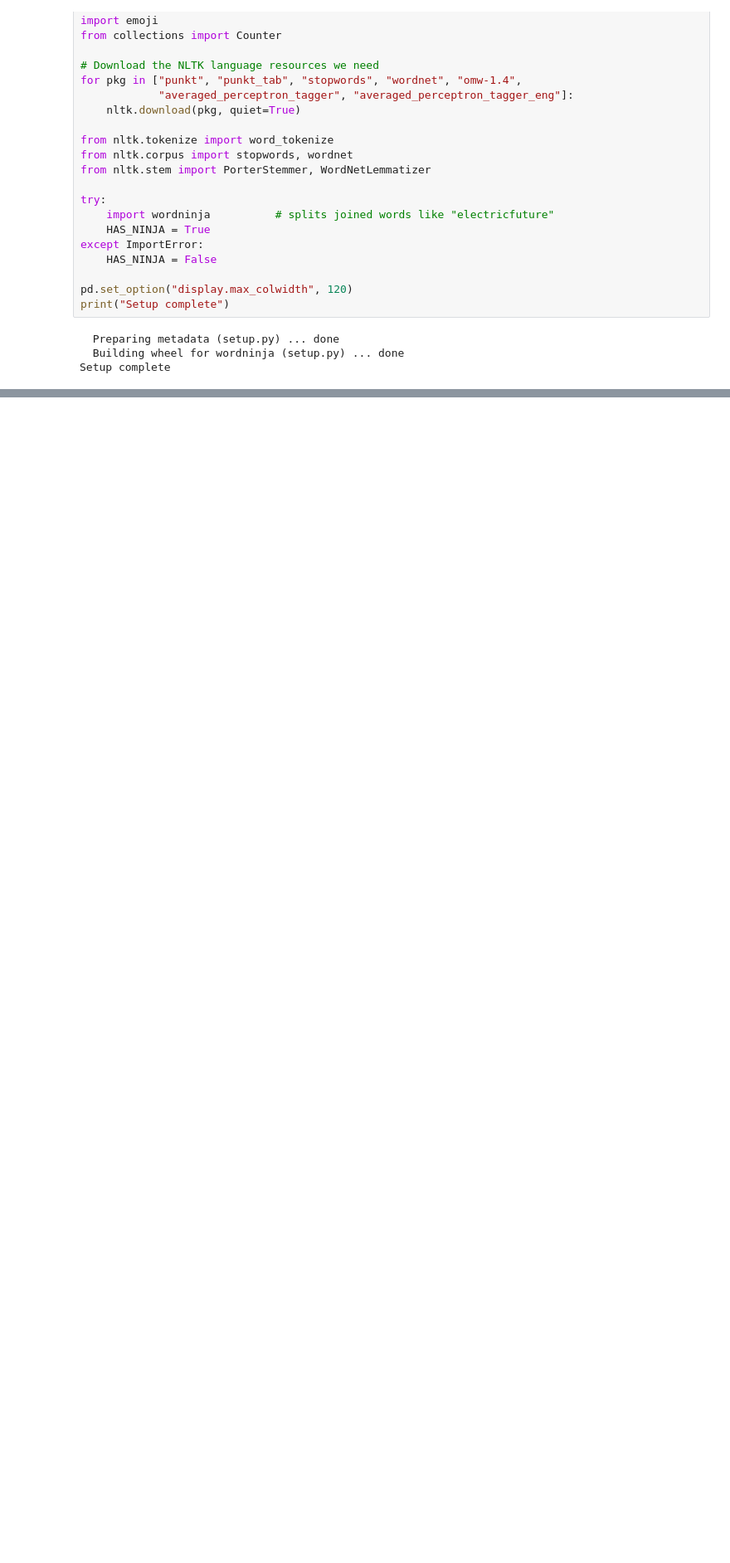
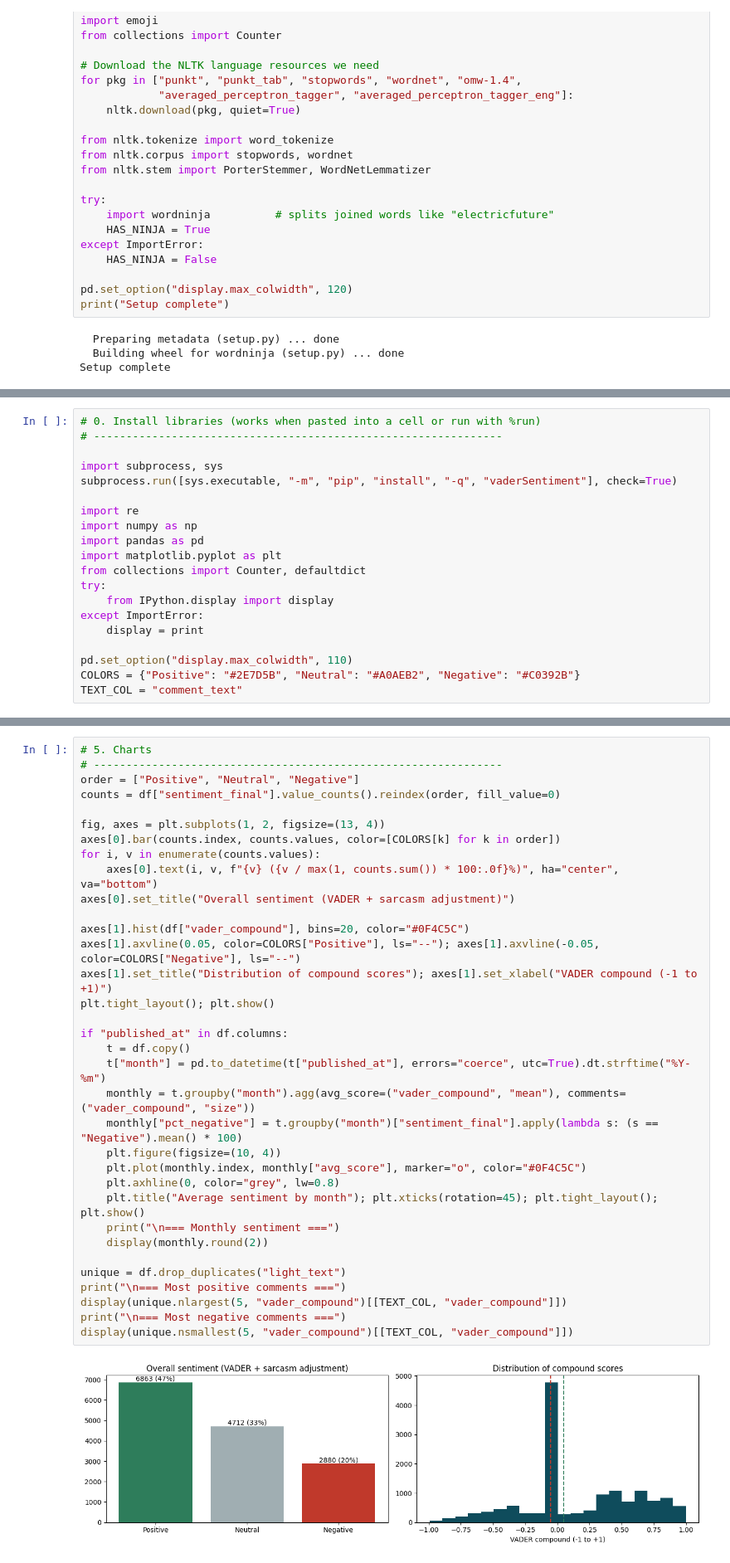
Before and after one commit to divyaa217singh/my-doc, a Jupyter notebook: SMA.ipynb, the cells around one changed output, grey strips where cells are left out. Shown at 83% size. Cells and saved outputs as stored; diff of their text form; blank space fills up the shorter version.

```diff
--- a/SMA.ipynb
+++ b/SMA.ipynb
@@ -907,0 +958,20 @@ False        135     65
+# %%
+# 0. Install libraries (works when pasted into a cell or run with %run)
+# ---------------------------------------------------------------
+
+import subprocess, sys
+subprocess.run([sys.executable, "-m", "pip", "install", "-q", "vaderSentiment"], check=True)
+
+import re
+import numpy as np
+import pandas as pd
+import matplotlib.pyplot as plt
+from collections import Counter, defaultdict
+try:
+    from IPython.display import display
+except ImportError:
+    display = print
+
+pd.set_option("display.max_colwidth", 110)
+COLORS = {"Positive": "#2E7D5B", "Neutral": "#A0AEB2", "Negative": "#C0392B"}
+TEXT_COL = "comment_text"
@@ -907,0 +1243,36 @@ False        135     65
+# %%
+# 5. Charts
+# ---------------------------------------------------------------
+order = ["Positive", "Neutral", "Negative"]
+counts = df["sentiment_final"].value_counts().reindex(order, fill_value=0)
+
+fig, axes = plt.subplots(1, 2, figsize=(13, 4))
+axes[0].bar(counts.index, counts.values, color=[COLORS[k] for k in order])
+for i, v in enumerate(counts.values):
+    axes[0].text(i, v, f"{v} ({v / max(1, counts.sum()) * 100:.0f}%)", ha="center", va="bottom")
+axes[0].set_title("Overall sentiment (VADER + sarcasm adjustment)")
+
+axes[1].hist(df["vader_compound"], bins=20, color="#0F4C5C")
+axes[1].axvline(0.05, color=COLORS["Positive"], ls="--"); axes[1].axvline(-0.05, color=COLORS["Negative"], ls="--")
+axes[1].set_title("Distribution of compound scores"); axes[1].set_xlabel("VADER compound (-1 to +1)")
+plt.tight_layout(); plt.show()
+
+if "published_at" in df.columns:
+    t = df.copy()
+    t["month"] = pd.to_datetime(t["published_at"], errors="coerce", utc=True).dt.strftime("%Y-%m")
+    monthly = t.groupby("month").agg(avg_score=("vader_compound", "mean"), comments=("vader_compound", "size"))
+    monthly["pct_negative"] = t.groupby("month")["sentiment_final"].apply(lambda s: (s == "Negative").mean() * 100)
+    plt.figure(figsize=(10, 4))
+    plt.plot(monthly.index, monthly["avg_score"], marker="o", color="#0F4C5C")
+    plt.axhline(0, color="grey", lw=0.8)
+    plt.title("Average sentiment by month"); plt.xticks(rotation=45); plt.tight_layout(); plt.show()
+    print("\n=== Monthly sentiment ===")
+    display(monthly.round(2))
+
+unique = df.drop_duplicates("light_text")
+print("\n=== Most positive comments ===")
+display(unique.nlargest(5, "vader_compound")[[TEXT_COL, "vader_compound"]])
+print("\n=== Most negative comments ===")
+display(unique.nsmallest(5, "vader_compound")[[TEXT_COL, "vader_compound"]])
+# %% [output]
+[figure, added]
```
Also changed, not shown: parts of 30 cells of this notebook.
